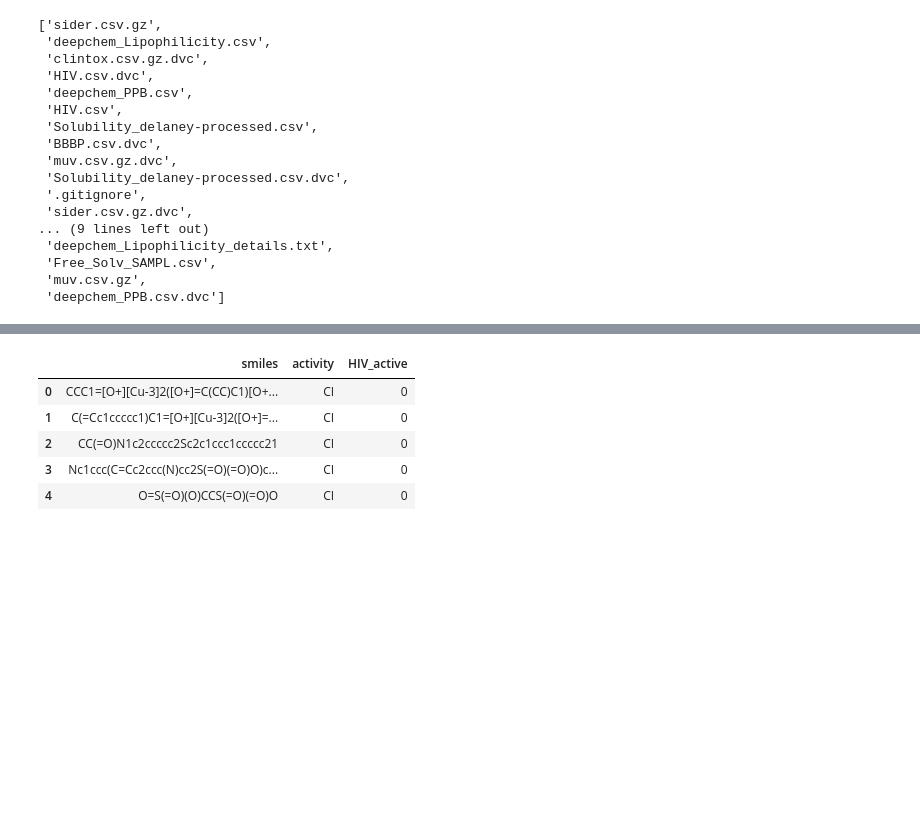
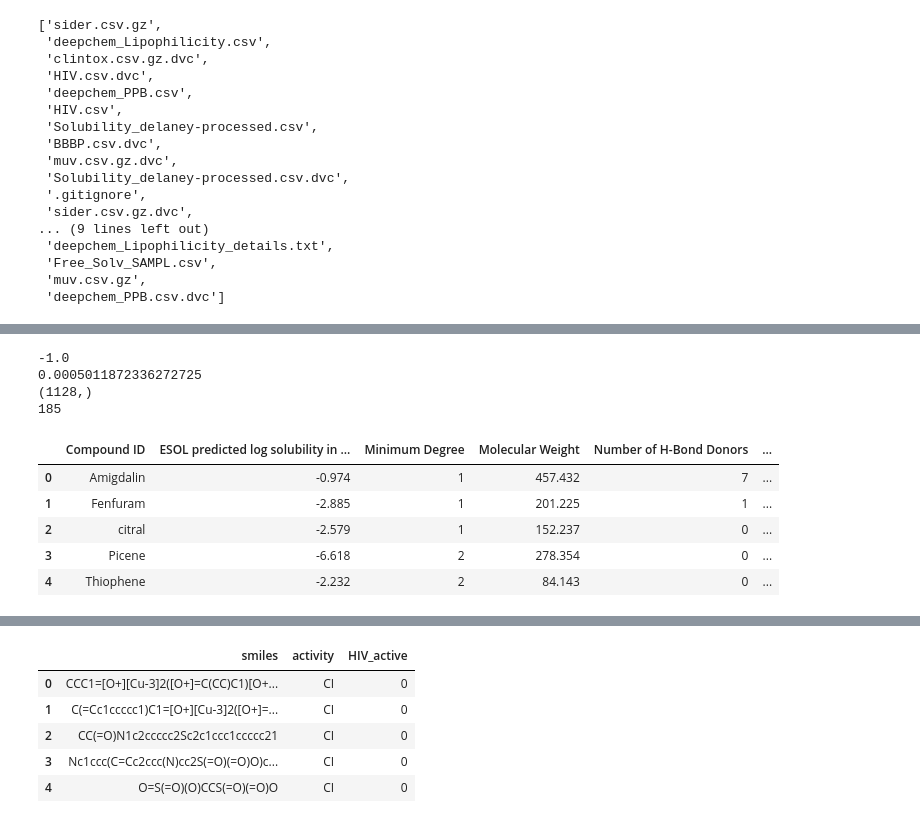
Before and after one commit to PJMichaels/Chemistry-Capstone, a Jupyter notebook: Data_Exploration.ipynb, the cells around one changed output, grey strips where cells are left out. Cells and saved outputs as stored; diff of their text form; code cells hidden in the pictures; blank space fills up the shorter version.

```diff
--- a/Data_Exploration.ipynb
+++ b/Data_Exploration.ipynb
@@ -24,0 +98,20 @@ os.listdir('data')
+# %%
+sol_del=pd.read_csv('data/Solubility_delaney-processed.csv')
+print(math.log10(0.1))
+print(10**(-3.3))
+#use 0.1 M for cutoff (https://www.ncbi.nlm.nih.gov/pmc/articles/PMC3399483/)
+sol_del['binned_sol']=sol_del['measured log solubility in mols per litre'].apply(lambda x: 1 if x >=-1 else 0)
+print(sol_del['binned_sol'].shape)
+print(sol_del['binned_sol'].sum())
+sol_del.head(5)
+# %% [output]
+-1.0
+0.0005011872336272725
+(1128,)
+185
+|  | Compound ID | ESOL predicted log solubility in ... | Minimum Degree | Molecular Weight | Number of H-Bond Donors | ... |
+| 0 | Amigdalin | -0.974 | 1 | 457.432 | 7 | ... |
+| 1 | Fenfuram | -2.885 | 1 | 201.225 | 1 | ... |
+| 2 | citral | -2.579 | 1 | 152.237 | 0 | ... |
+| 3 | Picene | -6.618 | 2 | 278.354 | 0 | ... |
+| 4 | Thiophene | -2.232 | 2 | 84.143 | 0 | ... |
```
Also changed, not shown: parts of 9 cells of this notebook.
